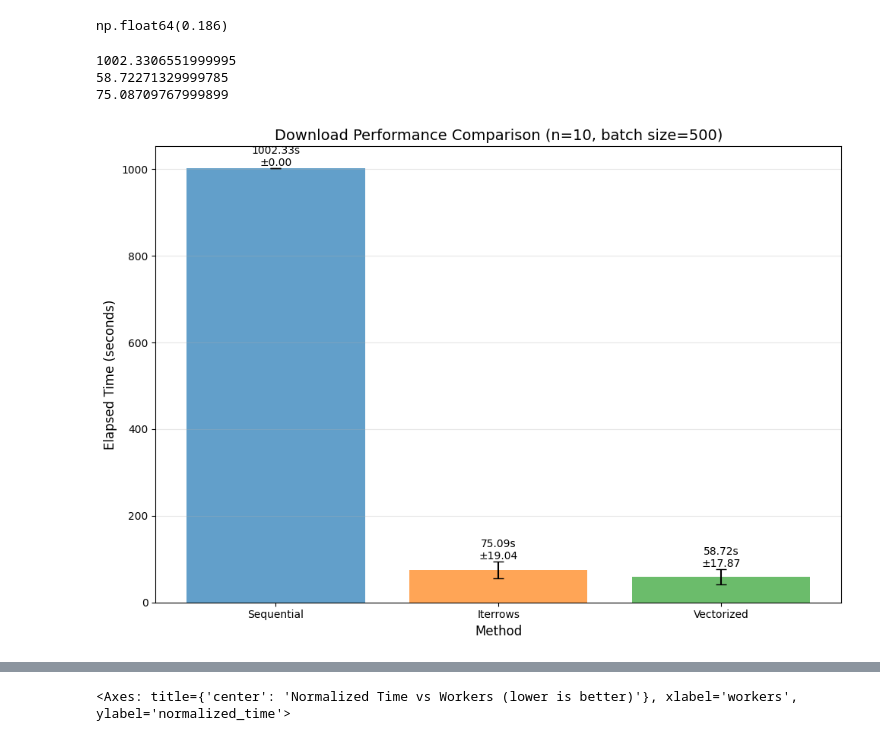
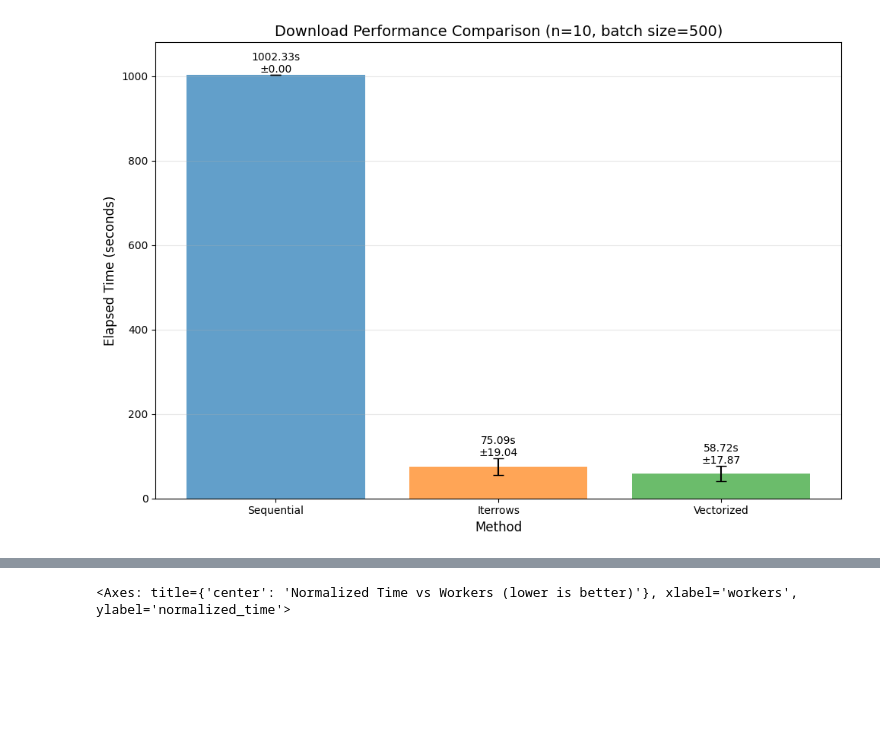
Before and after one commit to SirBobbert/pdf-downloader-multithreading, a Jupyter notebook: exploration.ipynb, the cells around one changed output, grey strips where cells are left out. Cells and saved outputs as stored; diff of their text form; code cells hidden in the pictures; blank space fills up the shorter version.

```diff
--- a/exploration.ipynb
+++ b/exploration.ipynb
@@ -55,25 +90 @@ np.float64(58.72271329999785)
-# %%
-df_sequential = pd.read_json("benchmarks/benchmarks_sequential.json", orient="index")
-df_sequential_download = pd.DataFrame.from_dict(df_sequential["download_status"].to_dict())
-
-df_stacked = df_sequential_download.stack().reset_index()
-df_stacked.columns = ["id", "run", "values"]
-
-# Step 2: split the list into columns
-df_expanded = pd.DataFrame(df_stacked["values"].tolist(), columns=["success", "status_code", "url"])
-
-# Step 3: combine with index columns
-df_final = pd.concat([df_stacked[["id", "run"]], df_expanded], axis=1)
-
-df_final["success"].sum() / 500
-# %% [output]
-np.float64(0.186)
-# %%
-print(df_sequential["elapsed_time"].mean())
-print(df_vectorization["elapsed_time"].mean())
-print(df_iterrows["elapsed_time"].mean())
-# %% [output]
-1002.3306551999995
-58.72271329999785
-75.08709767999899
 # %%
@@ -91,25 +111,26 @@ std_devs = [
 # %%
 methods = ['Sequential', 'Iterrows', 'Vectorized']
 x = np.arange(len(methods))
 fig, ax = plt.subplots(figsize=(10, 7))
 
 bars = ax.bar(x, means, yerr=std_devs, capsize=5, alpha=0.7, color=['#1f77b4', '#ff7f0e', '#2ca02c'])
 
 ax.set_xlabel('Method', fontsize=12)
 ax.set_ylabel('Elapsed Time (seconds)', fontsize=12)
+ax.set_ylim(0, 1080)
 ax.set_title('Download Performance Comparison (n=10, batch size=500)', fontsize=14)
 ax.set_xticks(x)
 ax.set_xticklabels(methods)
 ax.grid(axis='y', alpha=0.3)
 
 # Add value labels on bars
 for i, (mean, std) in enumerate(zip(means, std_devs)):
     ax.text(i, mean + std, f'{mean:.2f}s\n±{std:.2f}',
             ha='center', va='bottom', fontsize=10)
 
 plt.tight_layout()
 plt.show()
 # %% [output]
-[figure, old version]
+[figure, new version]
 # %%
 df_ = pd.read_json("benchmarks/benchmarks_vectorization_varying_params.json", orient="index")
```
Also changed, not shown: parts of 10 cells of this notebook, 3 other files.
